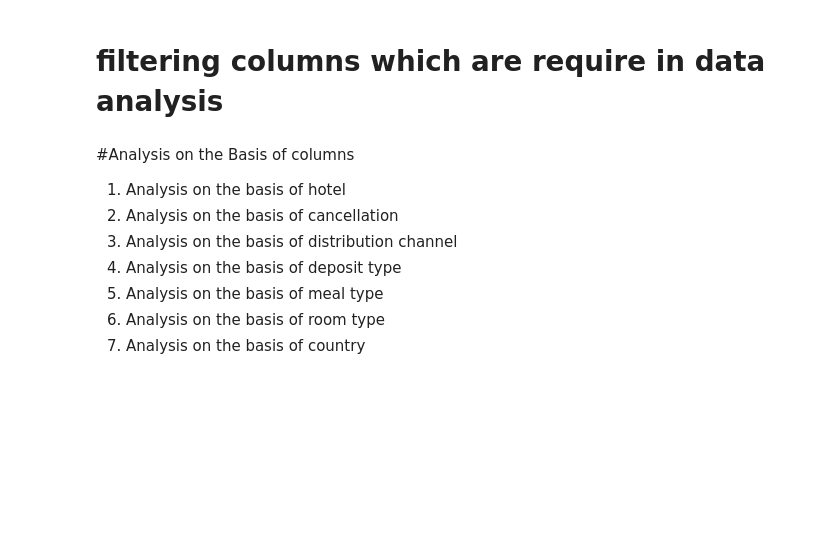
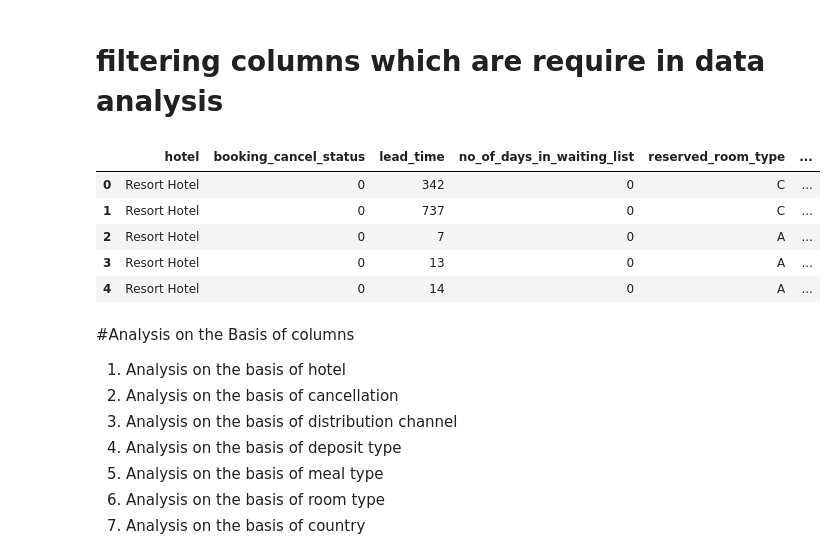
Before and after one commit to niteshavagabond/Hotel-Booking-analysis, a Jupyter notebook: Hotel_Booking_Analysis_Capstone_Project.ipynb, the cells around one changed output. Saved outputs shown, nothing was run; the diff lists cells and outputs as text; code cells hidden in the pictures; blank space fills up the shorter version.

```diff
--- a/Hotel_Booking_Analysis_Capstone_Project.ipynb
+++ b/Hotel_Booking_Analysis_Capstone_Project.ipynb
@@ -514,6 +514,15 @@ df=hdf[['hotel','booking_cancel_status','lead_time','no_of_days_in_waiting_list'
         'meal_type','arrival_date_year','arrival_date_month','arrival_month_year','country','distribution_channel',
         'required_no_of_car_parking_space','country','no_of_adults','no_of_children',
         'no_of_babies','total_no_in_group','total_no_of_stays','customer_type']]
+# %%
+df.head()
+# %% [output]
+|  | hotel | booking_cancel_status | lead_time | no_of_days_in_waiting_list | reserved_room_type | ... |
+| 0 | Resort Hotel | 0 | 342 | 0 | C | ... |
+| 1 | Resort Hotel | 0 | 737 | 0 | C | ... |
+| 2 | Resort Hotel | 0 | 7 | 0 | A | ... |
+| 3 | Resort Hotel | 0 | 13 | 0 | A | ... |
+| 4 | Resort Hotel | 0 | 14 | 0 | A | ... |
 # %% [markdown]
 #Analysis on the Basis of columns
 1. Analysis on the basis of hotel
```
Also changed, not shown: parts of 14 cells of this notebook.
